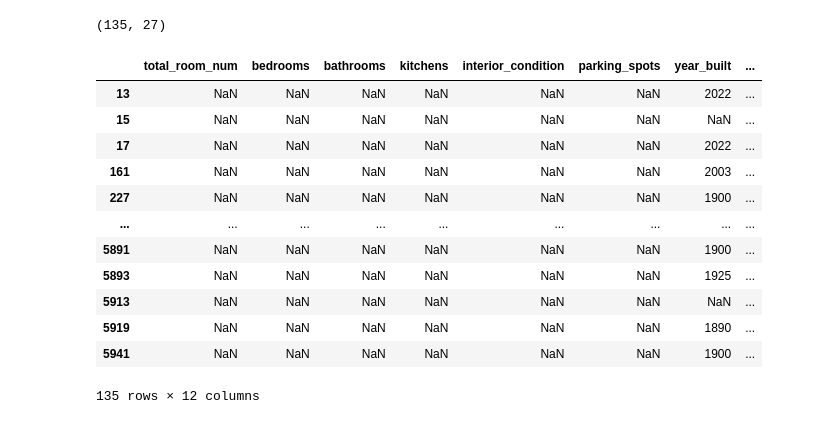
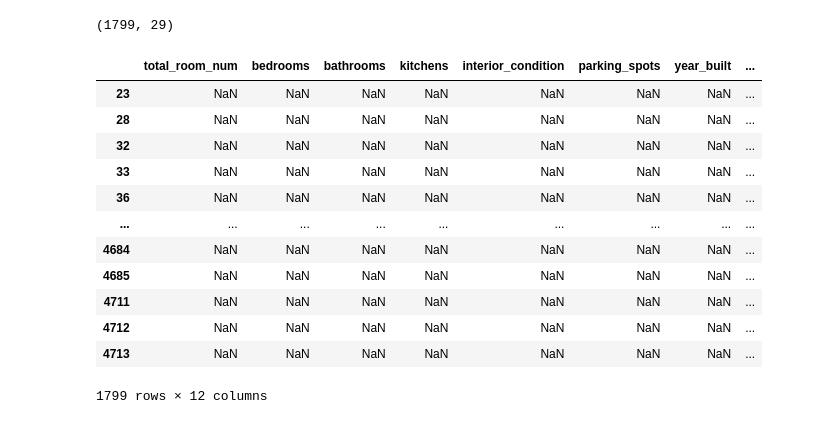
Before and after one commit to hunkim98/boston_real_estate, a Jupyter notebook: sales_info_check.ipynb, the cells around one changed output. Cells and saved outputs as stored; diff of their text form; code cells hidden in the pictures.

```diff
--- a/sales_info_check.ipynb
+++ b/sales_info_check.ipynb
@@ -4,9 +4,9 @@ import requests
 import pandas as pd
 BASE_URL = "https://www.cityofboston.gov/assessing/search/"
 # %%
-data_folder = "data/2019"
+data_folder = "data/2023"
 
-file_name = "geocoded_enriched_merged_sales.csv"
+file_name = "geocoded_merged_sales_fixed.csv"
 
 data = pd.read_csv(f"{data_folder}/{file_name}")
 
@@ -29,46 +29,46 @@ data = pd.read_csv(f"{data_folder}/{file_name}")
 #             "owner_property_count": None
 noted_cols = ["total_room_num",\
             "bedrooms",\
             "bathrooms",\
             # "half_bathrooms",\
             "kitchens",\
             # "fireplaces",\
             # "ac_type",\
             # "heat_type",\
             "interior_condition",\
             "parking_spots",\
             "year_built",\
             "exterior_condition",\
             # "foundation",\
             "full_address",\
             "owner_name",\
             "owner_property_count"]
 
 # get rows that have None in any of the columns
 # data[noted_cols].isna().any(axis=1)
 
 noted_cols.append("parcel")
 # print rows that have None in any of the columns
 # print the dimension of the dataframe
 print(data[data[noted_cols].isna().any(axis=1)].shape)
 
 parcels_that_have_none = data[data[noted_cols].isna().any(axis=1)]["parcel"]
 data[data[noted_cols].isna().any(axis=1)][noted_cols]
 # %% [output]
-(135, 27)
+(1799, 29)
 |  | total_room_num | bedrooms | bathrooms | kitchens | interior_condition | parking_spots | year_built | ... |
-| 13 | NaN | NaN | NaN | NaN | NaN | NaN | 2022 | ... |
-| 15 | NaN | NaN | NaN | NaN | NaN | NaN | NaN | ... |
-| 17 | NaN | NaN | NaN | NaN | NaN | NaN | 2022 | ... |
-| 161 | NaN | NaN | NaN | NaN | NaN | NaN | 2003 | ... |
-| 227 | NaN | NaN | NaN | NaN | NaN | NaN | 1900 | ... |
+| 23 | NaN | NaN | NaN | NaN | NaN | NaN | NaN | ... |
+| 28 | NaN | NaN | NaN | NaN | NaN | NaN | NaN | ... |
+| 32 | NaN | NaN | NaN | NaN | NaN | NaN | NaN | ... |
+| 33 | NaN | NaN | NaN | NaN | NaN | NaN | NaN | ... |
+| 36 | NaN | NaN | NaN | NaN | NaN | NaN | NaN | ... |
 | ... | ... | ... | ... | ... | ... | ... | ... | ... |
-| 5891 | NaN | NaN | NaN | NaN | NaN | NaN | 1900 | ... |
-| 5893 | NaN | NaN | NaN | NaN | NaN | NaN | 1925 | ... |
-| 5913 | NaN | NaN | NaN | NaN | NaN | NaN | NaN | ... |
-| 5919 | NaN | NaN | NaN | NaN | NaN | NaN | 1890 | ... |
-| 5941 | NaN | NaN | NaN | NaN | NaN | NaN | 1900 | ... |
+| 4684 | NaN | NaN | NaN | NaN | NaN | NaN | NaN | ... |
+| 4685 | NaN | NaN | NaN | NaN | NaN | NaN | NaN | ... |
+| 4711 | NaN | NaN | NaN | NaN | NaN | NaN | NaN | ... |
+| 4712 | NaN | NaN | NaN | NaN | NaN | NaN | NaN | ... |
+| 4713 | NaN | NaN | NaN | NaN | NaN | NaN | NaN | ... |
-135 rows × 12 columns
+1799 rows × 12 columns
 # %%
 print(parcels_that_have_none)
 # %% [output]
```
Also changed, not shown: parts of 3 cells of this notebook, 13 other files.
